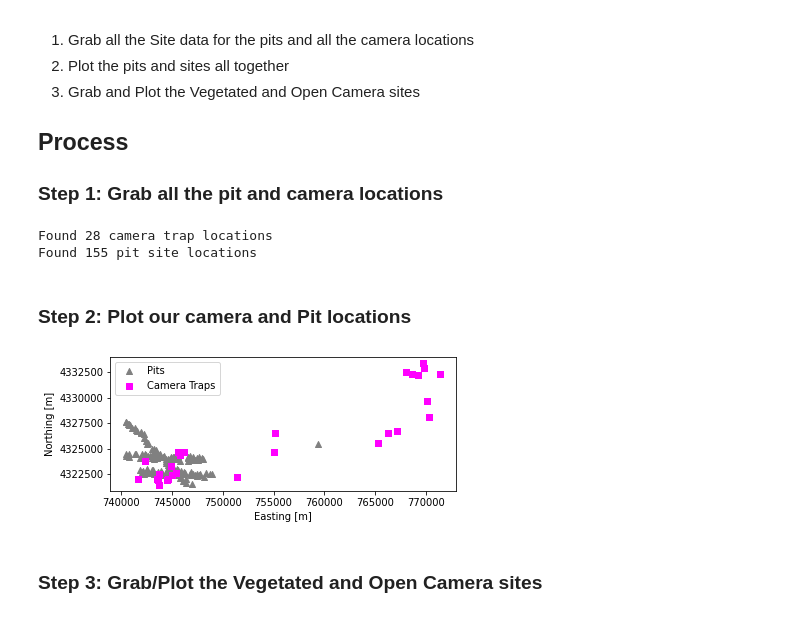
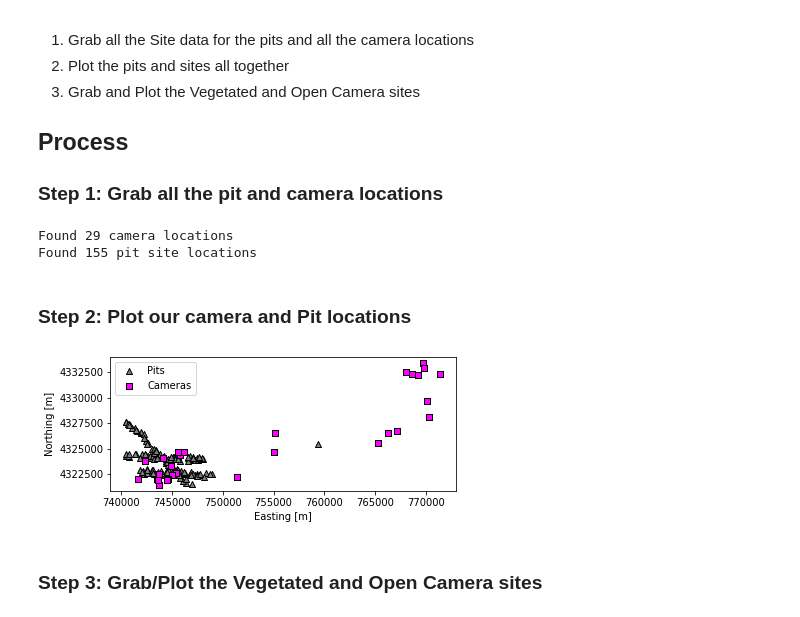
Before and after one commit to SnowEx/snowexsql, a Jupyter notebook: docs/gallery/camera_derived_snow_depths_example.ipynb, the cells around one changed output. Saved outputs shown, nothing was run; the diff lists cells and outputs as text; code cells hidden in the pictures.

Commit message:
Updated the camera trap instrument name to camera along with examples and docs. Also attempting to update the coverage badge to not be a jest logo

```diff
--- a/docs/gallery/camera_derived_snow_depths_example.ipynb
+++ b/docs/gallery/camera_derived_snow_depths_example.ipynb
@@ -26,9 +26,9 @@ import pandas as pd
 db_name = 'localhost/snowex'
 engine, session = get_db(db_name, credentials='./credentials.json')
 
-# Grab all the point data that was that was measured with a camera-trap
+# Grab all the point data that was that was measured with a camera
 qry = session.query(PointData)
-qry = qry.filter(PointData.instrument == 'camera-trap')
+qry = qry.filter(PointData.instrument == 'camera')
 
 # Convert it to a geopandas df
 camera_depths = query_to_geopandas(qry, engine)
@@ -38,32 +38,32 @@ qry = session.query(SiteData.geom).distinct()
 pits = query_to_geopandas(qry, engine)
 
 # Print out how many of each that we found
-print(f'Found {len(camera_depths["geom"].unique())} camera trap locations')
+print(f'Found {len(camera_depths["geom"].unique())} camera locations')
 print(f'Found {len(pits.index)} pit site locations')
 
 # End our database session to avoid hanging transactions
 session.close()
 # %% [output]
-Found 28 camera trap locations
+Found 29 camera locations
 Found 155 pit site locations
 # %% [markdown]
 ### Step 2: Plot our camera and Pit locations
 # %%
 # plot our pits as triangles
-ax = pits.plot(marker='^', color='gray', label='Pits')
+ax = pits.plot(marker='^', color='gray', edgecolor='k', label='Pits')
 
 # Plot our cameras as squares
-ax = camera_depths.plot(ax=ax, color='magenta', marker='s', label='Camera Traps')
+ax = camera_depths.plot(ax=ax, color='magenta', edgecolor='k', marker='s', label='Cameras')
 
 # Don't use scientific notation on the ticks for utm coords
 ax.ticklabel_format(style='plain', useOffset=False)
 ax.set_xlabel('Easting [m]')
 ax.set_ylabel('Northing [m]')
 ax.legend()
 plt.tight_layout()
 plt.show()
 # %% [output]
-[figure, old version]
+[figure, new version]
 # %% [markdown]
 ### Step 3: Grab/Plot the Vegetated and Open Camera sites
 # %%
```
Also changed, not shown: parts of 1 cell of this notebook, 2 other files.
